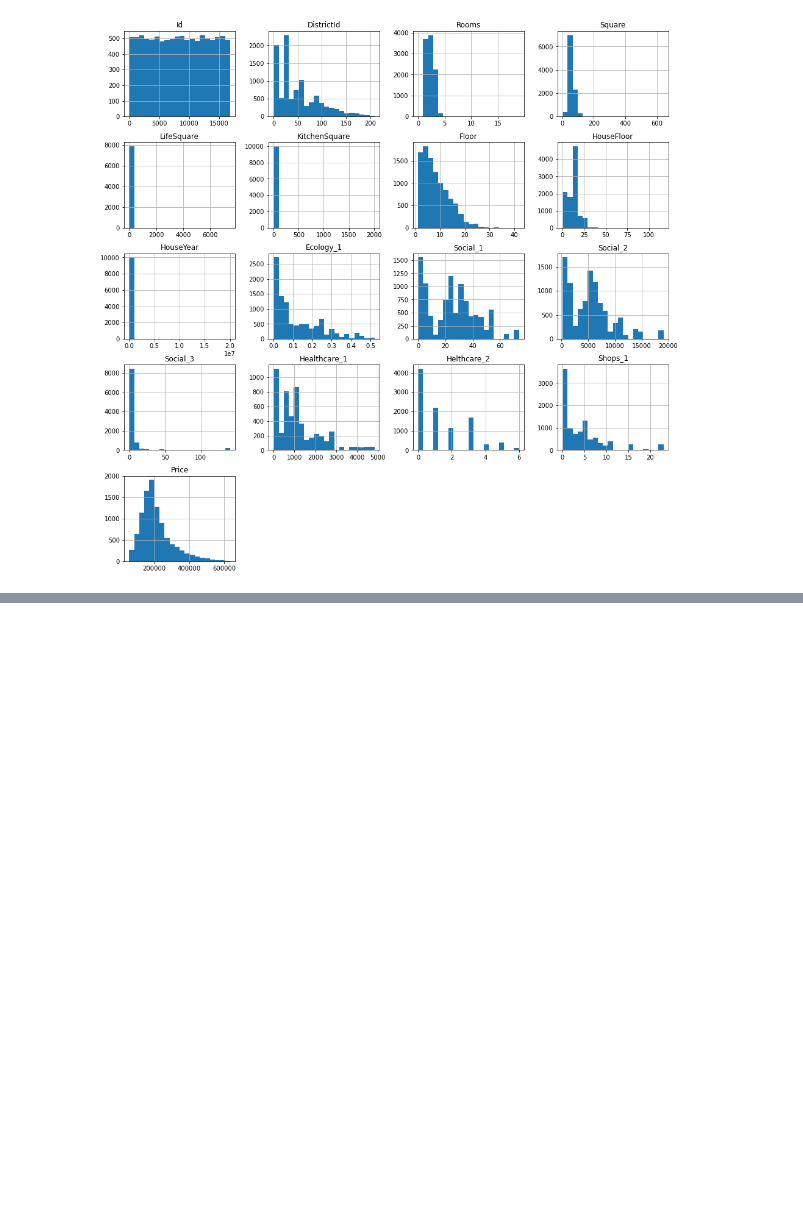
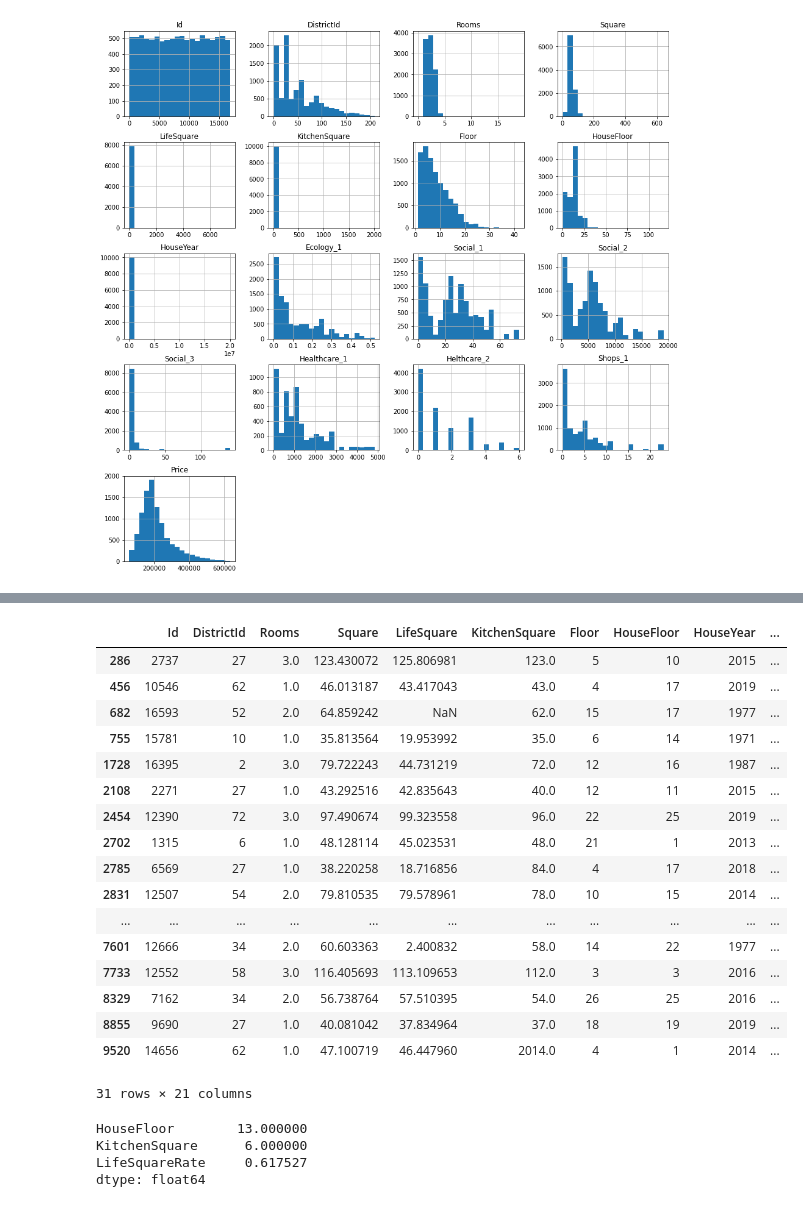
Before and after one commit to AlexanderMaslikhin/pandas_curs, a Jupyter notebook: real_estate_moscow.ipynb, the cells around one changed output, grey strips where cells are left out. Drawn from its saved outputs; the diff is of its cells as text; code cells hidden in the pictures; blank space fills up the shorter version.

```diff
--- a/real_estate_moscow.ipynb
+++ b/real_estate_moscow.ipynb
@@ -114,0 +292,44 @@ array([[<AxesSubplot:title={'center':'Id'}>,
+# %%
+df[(df['KitchenSquare'] > 20) & ((df['KitchenSquare']/df['Square']) > 0.5)]
+# %% [output]
+|  | Id | DistrictId | Rooms | Square | LifeSquare | KitchenSquare | Floor | HouseFloor | HouseYear | ... |
+| 286 | 2737 | 27 | 3.0 | 123.430072 | 125.806981 | 123.0 | 5 | 10 | 2015 | ... |
+| 456 | 10546 | 62 | 1.0 | 46.013187 | 43.417043 | 43.0 | 4 | 17 | 2019 | ... |
+| 682 | 16593 | 52 | 2.0 | 64.859242 | NaN | 62.0 | 15 | 17 | 1977 | ... |
+| 755 | 15781 | 10 | 1.0 | 35.813564 | 19.953992 | 35.0 | 6 | 14 | 1971 | ... |
+| 1728 | 16395 | 2 | 3.0 | 79.722243 | 44.731219 | 72.0 | 12 | 16 | 1987 | ... |
+| 2108 | 2271 | 27 | 1.0 | 43.292516 | 42.835643 | 40.0 | 12 | 11 | 2015 | ... |
+| 2454 | 12390 | 72 | 3.0 | 97.490674 | 99.323558 | 96.0 | 22 | 25 | 2019 | ... |
+| 2702 | 1315 | 6 | 1.0 | 48.128114 | 45.023531 | 48.0 | 21 | 1 | 2013 | ... |
+| 2785 | 6569 | 27 | 1.0 | 38.220258 | 18.716856 | 84.0 | 4 | 17 | 2018 | ... |
+| 2831 | 12507 | 54 | 2.0 | 79.810535 | 79.578961 | 78.0 | 10 | 15 | 2014 | ... |
+| ... | ... | ... | ... | ... | ... | ... | ... | ... | ... | ... |
+| 7601 | 12666 | 34 | 2.0 | 60.603363 | 2.400832 | 58.0 | 14 | 22 | 1977 | ... |
+| 7733 | 12552 | 58 | 3.0 | 116.405693 | 113.109653 | 112.0 | 3 | 3 | 2016 | ... |
+| 8329 | 7162 | 34 | 2.0 | 56.738764 | 57.510395 | 54.0 | 26 | 25 | 2016 | ... |
+| 8855 | 9690 | 27 | 1.0 | 40.081042 | 37.834964 | 37.0 | 18 | 19 | 2019 | ... |
+| 9520 | 14656 | 62 | 1.0 | 47.100719 | 46.447960 | 2014.0 | 4 | 1 | 2014 | ... |
+31 rows × 21 columns
+# %%
+class DataPipeLine:
+    def fit(self, df):
+        self.medians = df[['HouseFloor', 'KitchenSquare']].median()
+        self.medians['LifeSquareRate'] = (df['LifeSquare'] / df['Square']).median()
+
+    def transform(df):
+        #кол-во комнат и этажность дома в целое
+        df[['Rooms', 'HouseFloor']] = df[['Rooms', 'HouseFloor']].astype('int8')
+
+        # дополнительный признак, что жилая площадь былла nan
+        df['LifeSquare_is_nan'] = 0
+        df.loc[df['LifeSquare'].isna(), 'LifeSquare_is_nan'] = 1
+
+
+dp = DataPipeLine()
+dp.fit(df)
+dp.medians
+# %% [output]
+HouseFloor        13.000000
+KitchenSquare      6.000000
+LifeSquareRate     0.617527
+dtype: float64
```
Also changed, not shown: parts of 26 cells of this notebook, 1 other file.
